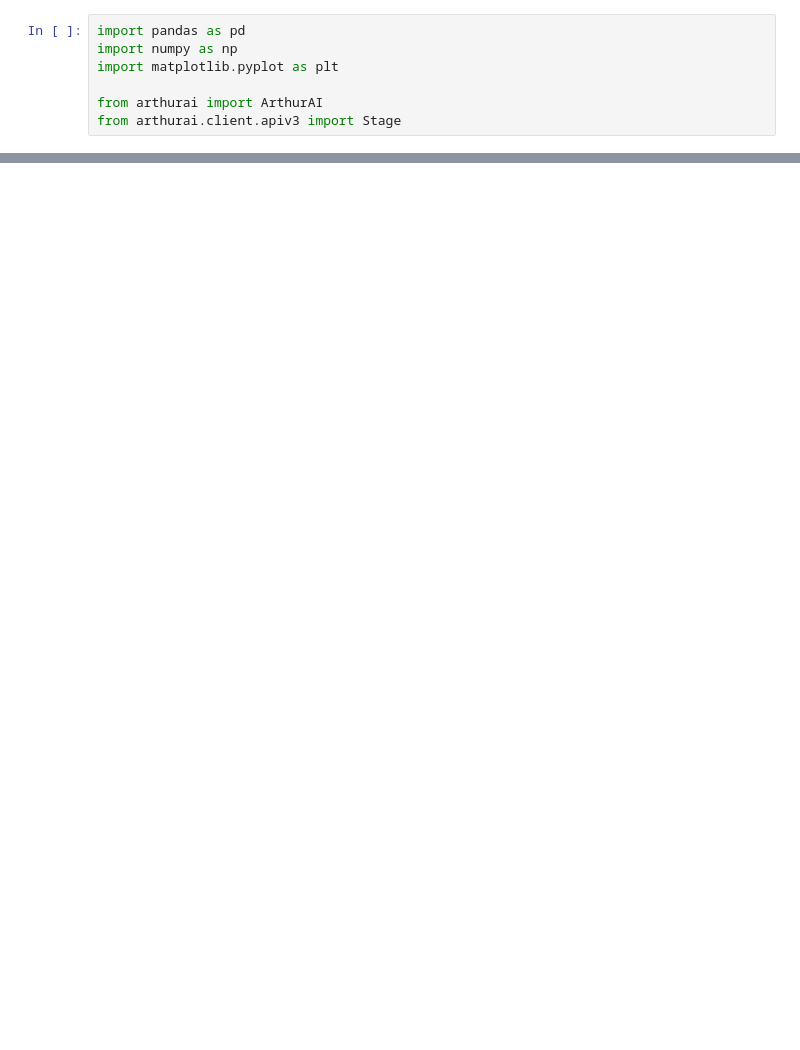
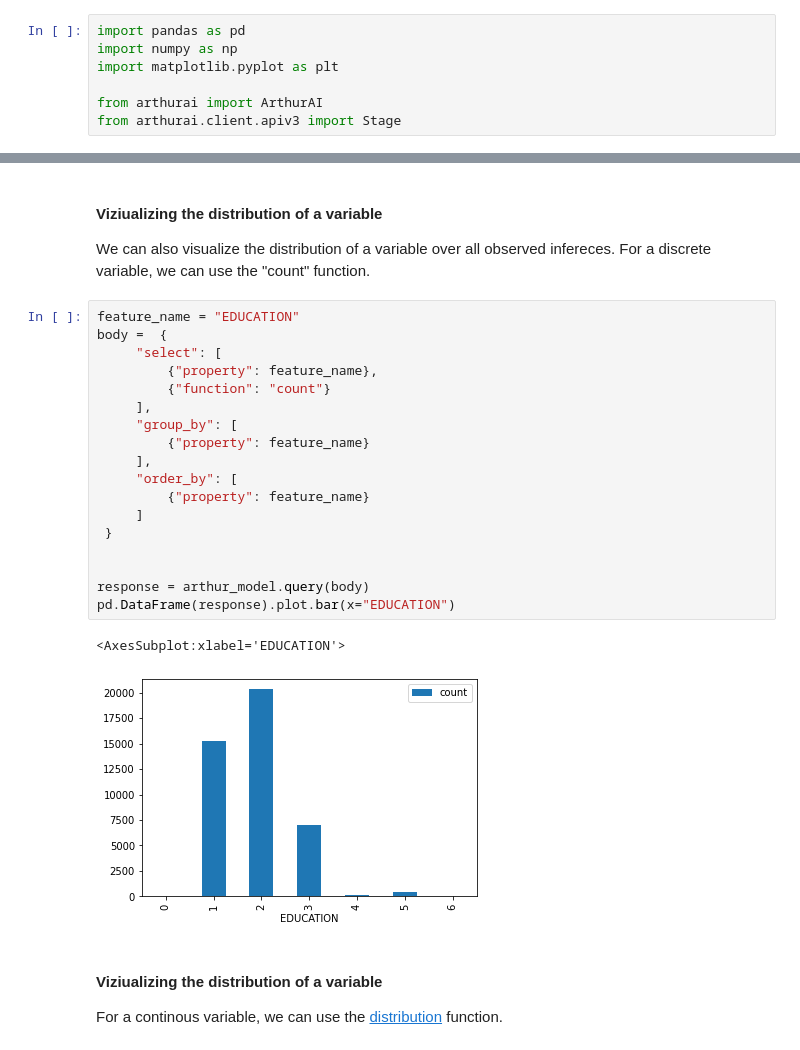
Before and after one commit to arthur-ai/arthur-sandbox, a Jupyter notebook: SDK_examples/QueryGuide.ipynb, the cells around one changed output, grey strips where cells are left out. Cells and saved outputs as stored; diff of their text form; blank space fills up the shorter version.

```diff
--- a/SDK_examples/QueryGuide.ipynb
+++ b/SDK_examples/QueryGuide.ipynb
@@ -127,0 +72,27 @@ pd.DataFrame(response).pivot(index="batch_id",columns=feature_name, values="cnt"
+# %% [markdown]
+#### Viziualizing the distribution of a variable
+We can also visualize the distribution of a variable over all observed infereces. For a discrete variable, we can use the "count" function.
+# %%
+feature_name = "EDUCATION"
+body =  {
+     "select": [
+         {"property": feature_name},
+         {"function": "count"}
+     ],
+     "group_by": [
+         {"property": feature_name}
+     ],
+     "order_by": [
+         {"property": feature_name}
+     ]
+ }
+
+
+response = arthur_model.query(body)
+pd.DataFrame(response).plot.bar(x="EDUCATION")
+# %% [output]
+<AxesSubplot:xlabel='EDUCATION'>
+[figure, added]
+# %% [markdown]
+#### Viziualizing the distribution of a variable
+For a continous variable, we can use the [distribution](https://docs.arthur.ai/api-documentation/query_guide.html#distribution) function.
```
Also changed, not shown: parts of 33 cells of this notebook, 1 other file.
